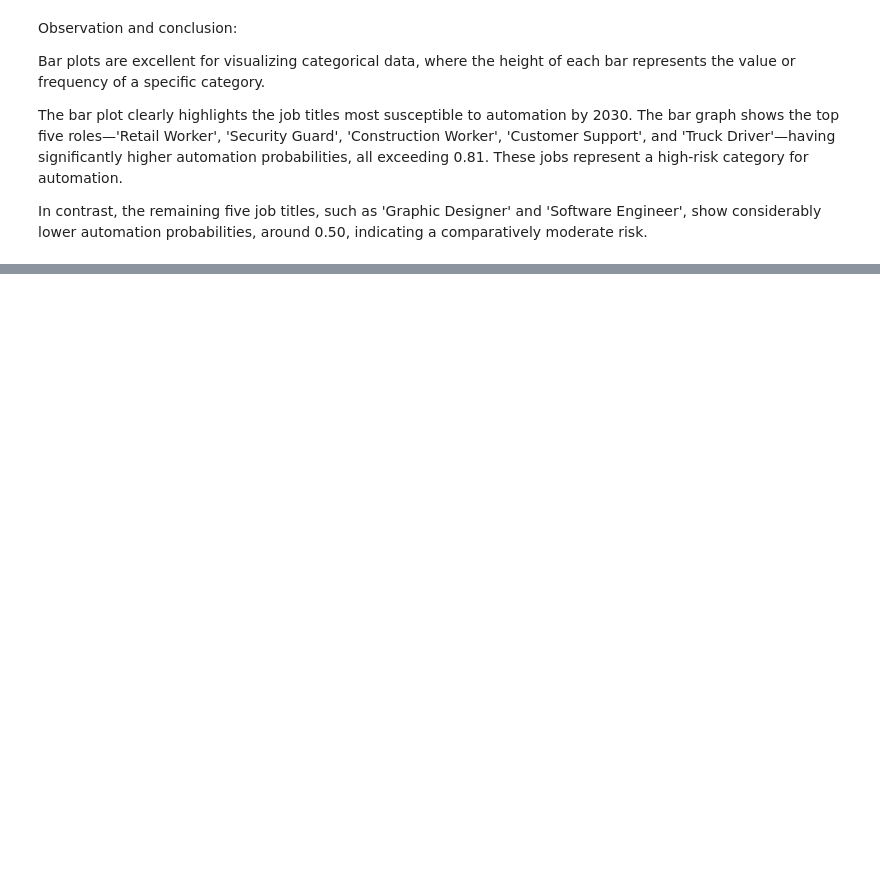
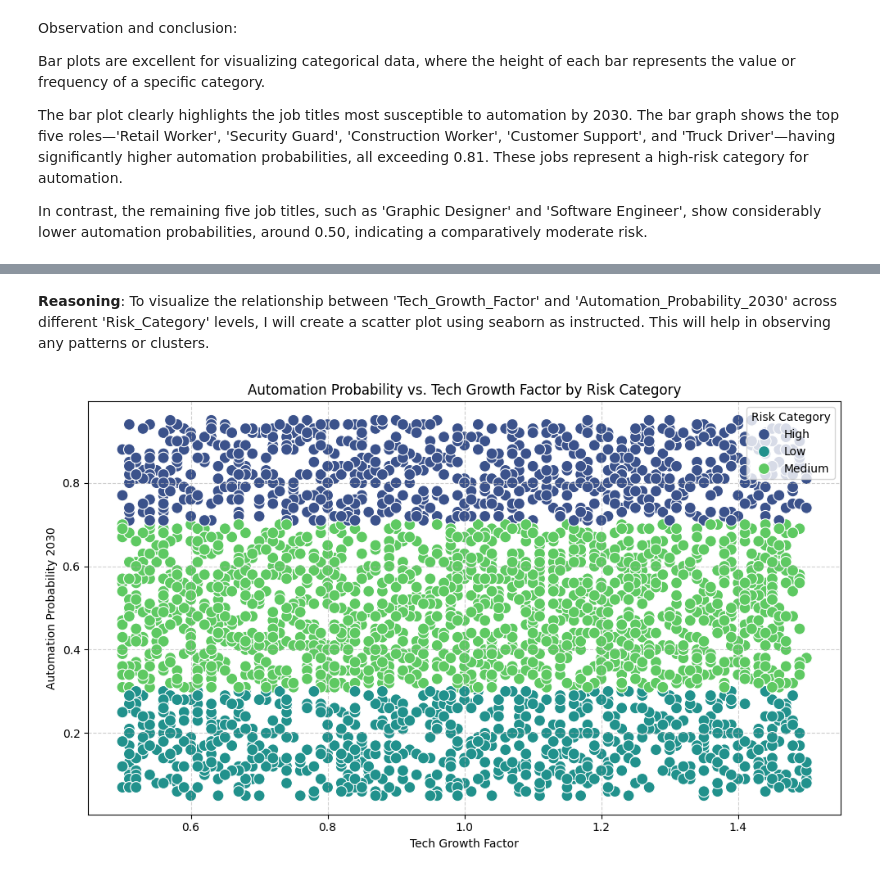
Before and after one commit to diyapant-max/python-foundation, a Jupyter notebook: data_cleanup.ipynb, the cells around one changed output, grey strips where cells are left out. Saved outputs shown, nothing was run; the diff lists cells and outputs as text; code cells hidden in the pictures; blank space fills up the shorter version.

```diff
--- a/data_cleanup.ipynb
+++ b/data_cleanup.ipynb
@@ -121,0 +239,15 @@ In contrast, the remaining five job titles, such as 'Graphic Designer' and 'Soft
+# %% [markdown]
+**Reasoning**:
+To visualize the relationship between 'Tech_Growth_Factor' and 'Automation_Probability_2030' across different 'Risk_Category' levels, I will create a scatter plot using seaborn as instructed. This will help in observing any patterns or clusters.
+# %%
+plt.figure(figsize=(10, 6))
+sns.scatterplot(x='Tech_Growth_Factor', y='Automation_Probability_2030', hue='Risk_Category', data=df, palette='viridis', s=100)
+plt.title('Automation Probability vs. Tech Growth Factor by Risk Category')
+plt.xlabel('Tech Growth Factor')
+plt.ylabel('Automation Probability 2030')
+plt.legend(title='Risk Category')
+plt.grid(True, linestyle='--', alpha=0.6)
+plt.tight_layout()
+plt.show()
+# %% [output]
+[figure, added]
```
Also changed, not shown: parts of 15 cells of this notebook.
